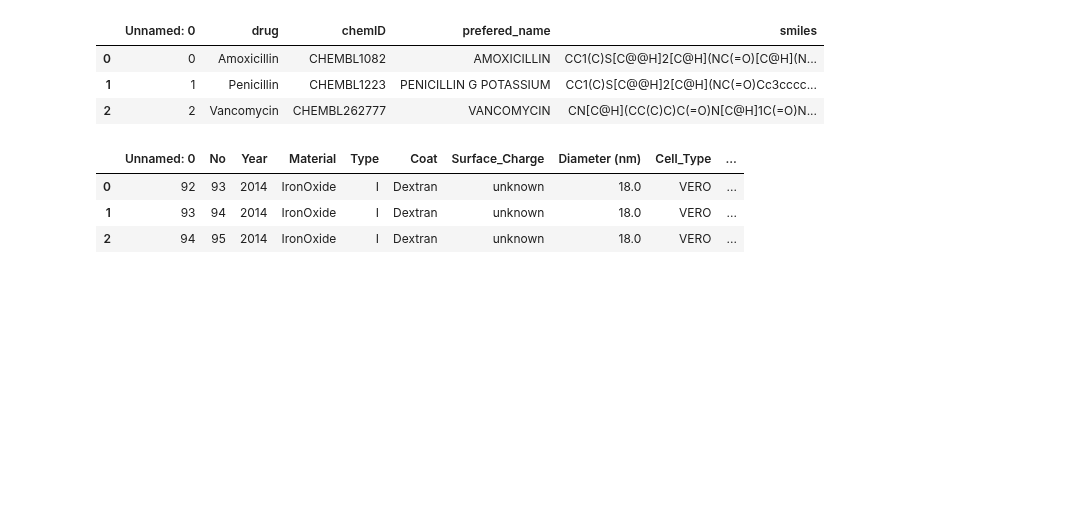
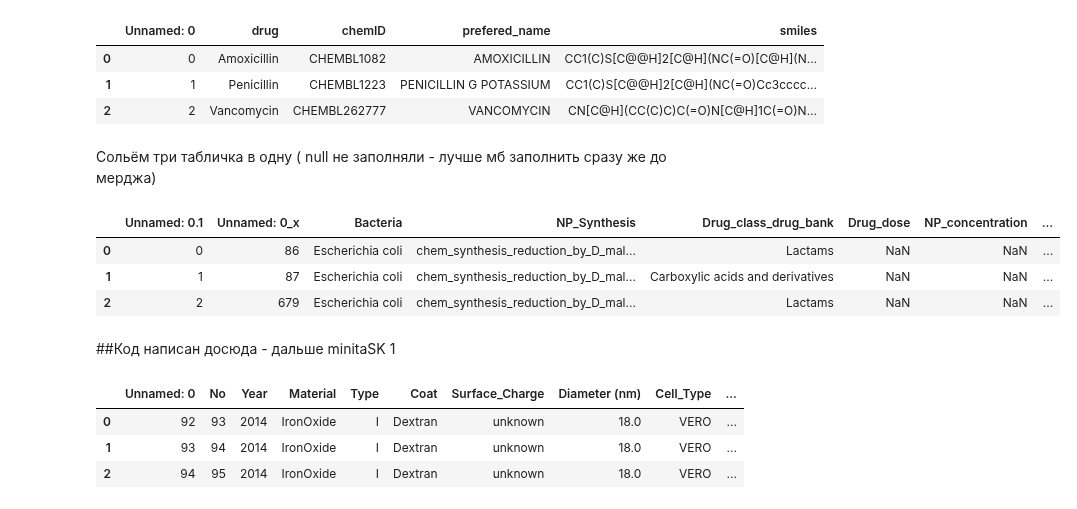
Before and after one commit to dobrotvorn/DataCon23, a Jupyter notebook: HacatonNotebook.ipynb, the cells around one changed output. Drawn from its saved outputs; the diff is of its cells as text; code cells hidden in the pictures; blank space fills up the shorter version.

```diff
--- a/HacatonNotebook.ipynb
+++ b/HacatonNotebook.ipynb
@@ -89,6 +89,8 @@ from sklearn.compose import ColumnTransformer
 from sklearn.impute import KNNImputer
 from sklearn.preprocessing import LabelEncoder
 from fancyimpute import KNN
+pd.set_option('display.max_columns', None)
+pd.set_option('display.max_rows', None)
 # %% [output]
 Requirement already satisfied: gdown in /usr/local/lib/python3.10/dist-packages (4.6.6)
 ERROR: Could not find a version that satisfies the requirement quiet (from versions: none)
@@ -149,6 +147,18 @@ fdb_drug.head(3)
 | 0 | 0 | Amoxicillin | CHEMBL1082 | AMOXICILLIN | CC1(C)S[C@@H]2[C@H](NC(=O)[C@H](N... |
 | 1 | 1 | Penicillin | CHEMBL1223 | PENICILLIN G POTASSIUM | CC1(C)S[C@@H]2[C@H](NC(=O)Cc3cccc... |
 | 2 | 2 | Vancomycin | CHEMBL262777 | VANCOMYCIN | CN[C@H](CC(C)C)C(=O)N[C@H]1C(=O)N... |
+# %% [markdown]
+Сольём три табличка в одну ( null не заполняли - лучше мб заполнить сразу же до мерджа)
+# %%
+db =  fdb.merge(fdb_bak, how='left', left_on='Bacteria', right_on='Bacteria').merge(fdb_drug, how='left', left_on='Drug', right_on='drug').drop('Drug', axis=1)
+db.head(3)
+# %% [output]
+|  | Unnamed: 0.1 | Unnamed: 0_x | Bacteria | NP_Synthesis | Drug_class_drug_bank | Drug_dose | NP_concentration | ... |
+| 0 | 0 | 86 | Escherichia coli | chem_synthesis_reduction_by_D_mal... | Lactams | NaN | NaN | ... |
+| 1 | 1 | 87 | Escherichia coli | chem_synthesis_reduction_by_D_mal... | Carboxylic acids and derivatives | NaN | NaN | ... |
+| 2 | 2 | 679 | Escherichia coli | chem_synthesis_reduction_by_D_mal... | Lactams | NaN | NaN | ... |
+# %% [markdown]
+##Код написан досюда - дальше minitaSK 1
 # %%
 # Сразу же видим выброс в 6й строчке -> обработаем:
 fdb.iloc[6,5] = fdb.iloc[6,5]* 10 ** 20
```
Also changed, not shown: parts of 1 cell of this notebook.
